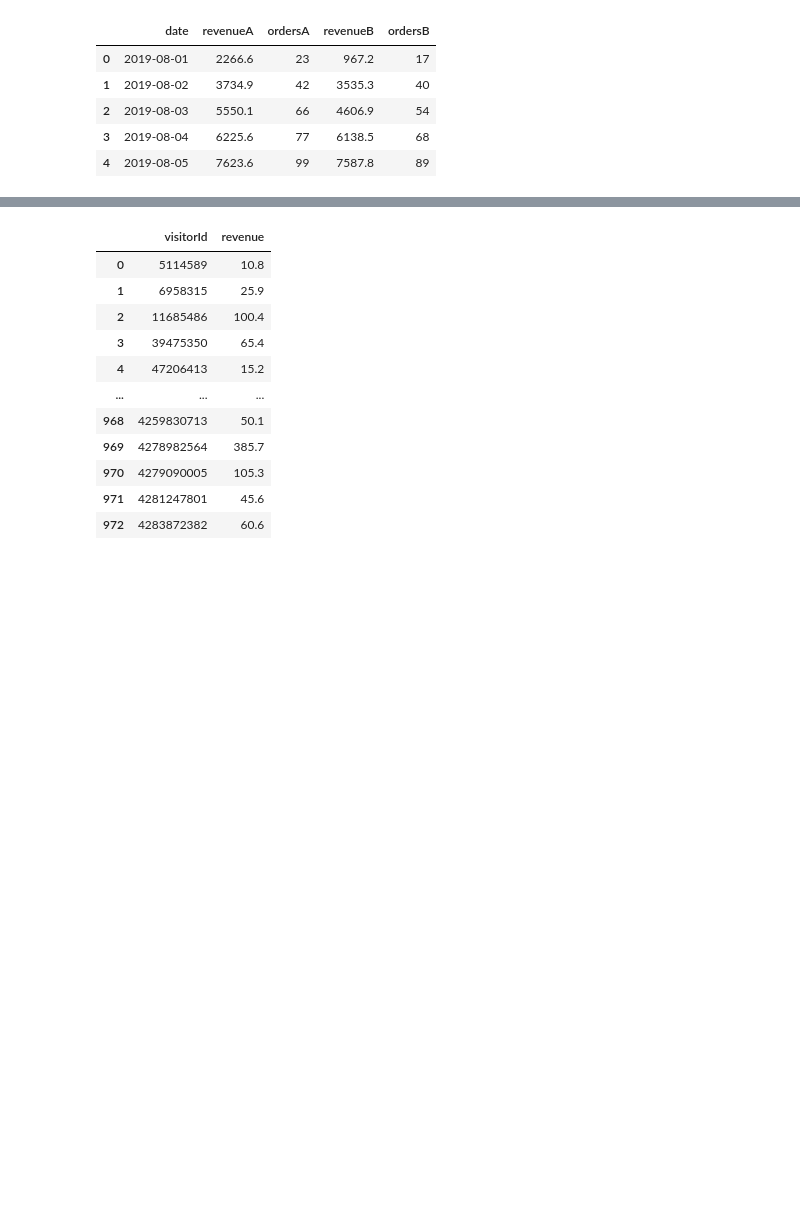
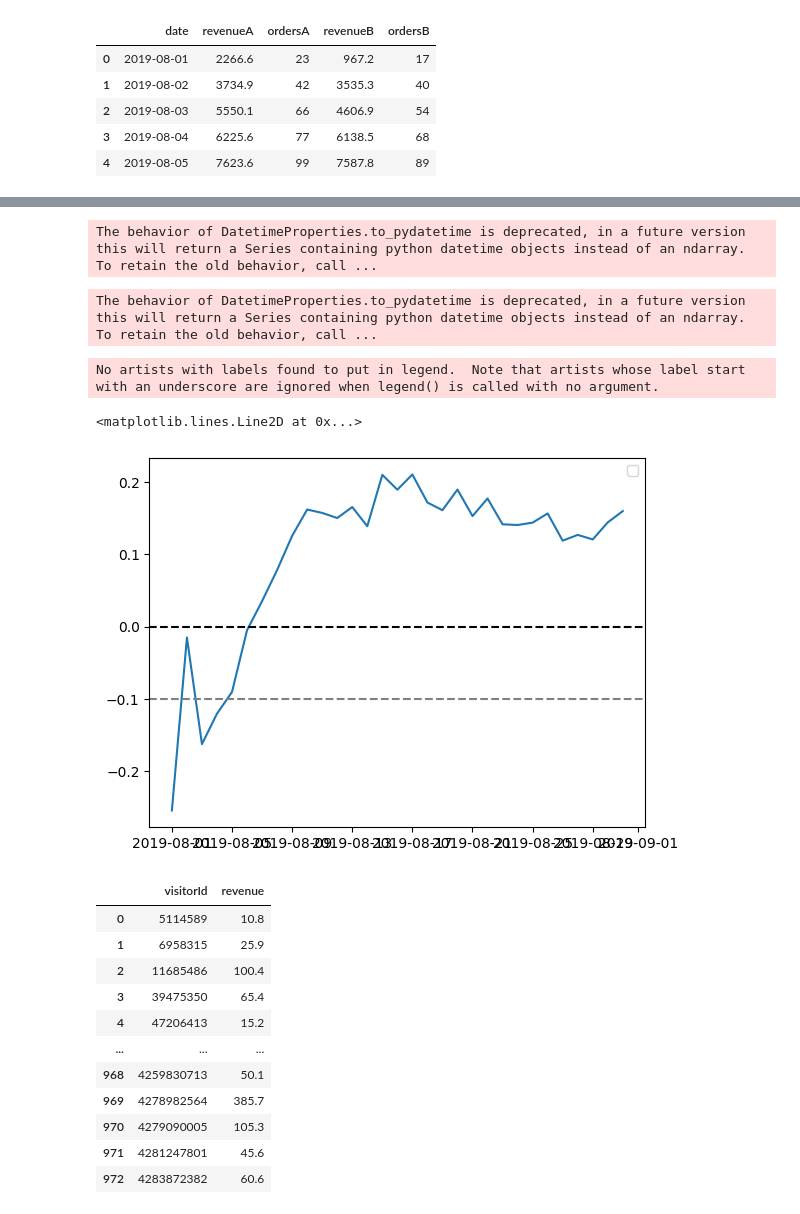
Before and after one commit to CesarChaparro1974/AB_Testing_Project, a Jupyter notebook: A_B_test_project.ipynb, the cells around one changed output, grey strips where cells are left out. Drawn from its saved outputs; the diff is of its cells as text; code cells hidden in the pictures; blank space fills up the shorter version.

```diff
--- a/A_B_test_project.ipynb
+++ b/A_B_test_project.ipynb
@@ -315,0 +368,4 @@ plt.axhline(y=0, color='black', linestyle='--')
+# %%
+# calculating cumulative conversion
+cumulativeData['conversion'] = cumulativeData['orders']/cumulativeData['visitors']
+cumulativeData.head()
@@ -316,3 +379,61 @@ plt.axhline(y=0, color='black', linestyle='--')
+# %%
+# selecting data on group A
+cumulativeDataA = cumulativeData[cumulativeData['group']=='A']
+# selecting data on group B
+cumulativeDataB = cumulativeData[cumulativeData['group']=='B']
+# %%
+fig = go.Figure()
+fig.add_trace(go.Scatter(x = cumulativeDataA['date'],
+                        y = cumulativeDataA['conversion'],
+                    mode = 'lines',
+                    name = 'A', line = dict(color = 'green', width = 2 )))
+fig.add_trace(go.Scatter(x = cumulativeDataB['date'],
+                        y = cumulativeDataB['conversion'],
+                    mode = 'lines',
+                    name = 'B', line = dict(color = 'purple', width = 2 )))
+
+fig.update_layout(autosize = False, width = 800, height = 500, margin = dict(
+        l = 50, r = 50, b = 100, t = 100, pad = 4), paper_bgcolor = 'LightSteelBlue',
+                  xaxis_tickformat = '%d %b <br>%Y',
+                  title_text = 'date')
+# Customize y-axis label
+fig.update_yaxes(title_text = 'cumulative conversion')  # Add y-axis label
+# Add title to the plot
+fig.update_layout(title_text = 'Cumulative Conversion for A and B groups')
+fig.update_layout(
+    showlegend = True)
+fig.show()
+# %% [output]
+The behavior of DatetimeProperties.to_pydatetime is deprecated, in a future version this will return a Series containing python datetime objects instead of an ndarray. To retain the old behavior, call ...
+# %%
+# merge cumulative conversions
+mergedCumulativeConversions = cumulativeDataA[['date','conversion']].merge(cumulativeDataB[['date','conversion']], left_on = 'date', right_on = 'date', how = 'left', suffixes = ['A', 'B'])
+mergedCumulativeConversions['ratio_conversions'] = mergedCumulativeConversions['conversionB'] / mergedCumulativeConversions['conversionA'] - 1
+# plot a relative difference graph for the cumulative conversion rates
+fig = px.line(mergedCumulativeConversions,
+              x = 'date',
+              y = 'ratio_conversions',
+              title = 'Relative Difference for Cumulative Conversion')
+#adding reference line
+fig.add_hline(y = 0,
+              line_dash = 'dash',
+              line_color = 'purple')
+fig.update_layout(autosize = False, width = 800, height = 500, margin = dict(
+        l = 50, r = 50, b = 100, t = 100, pad = 4), paper_bgcolor = 'LightSteelBlue',
+                  xaxis_tickformat = '%d %b <br>%Y')
+fig.show()
+# %% [output]
+The behavior of DatetimeProperties.to_pydatetime is deprecated, in a future version this will return a Series containing python datetime objects instead of an ndarray. To retain the old behavior, call ...
+# %%
+plt.plot(mergedCumulativeConversions['date'], mergedCumulativeConversions['conversionB']/mergedCumulativeConversions['conversionA']-1)
+plt.legend()
+
+plt.axhline(y=0, color='black', linestyle='--')
+plt.axhline(y=-0.1, color='grey', linestyle='--')
+# %% [output]
+No artists with labels found to put in legend.  Note that artists whose label start with an underscore are ignored when legend() is called with no argument.
+<matplotlib.lines.Line2D at 0x...>
+[figure, added]
 # %%
 # revenue per user
 revenue_per_user = clean_orders.groupby(['visitorId'])['revenue'].sum().reset_index()
```
Also changed, not shown: parts of 15 cells of this notebook.
